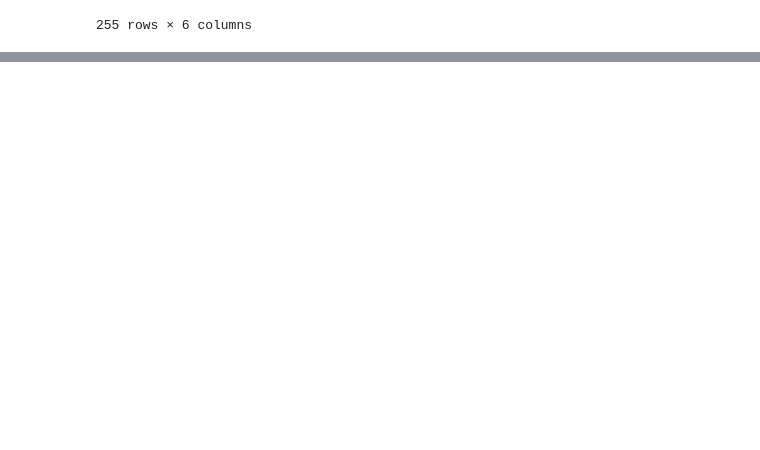
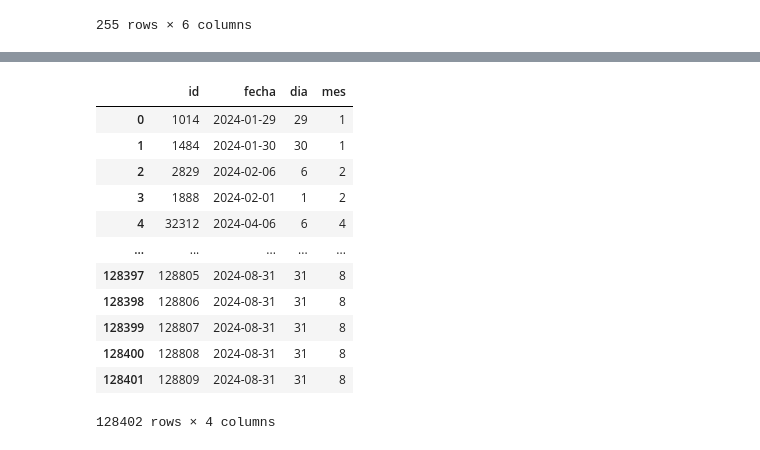
Before and after one commit to AndresIsCoding/Proyecto-ciencia-de-datos, a Jupyter notebook: ETL.ipynb, the cells around one changed output, grey strips where cells are left out. Cells and saved outputs as stored; diff of their text form; code cells hidden in the pictures; blank space fills up the shorter version.

Commit message:
Dimension hora y fecha

```diff
--- a/ETL.ipynb
+++ b/ETL.ipynb
@@ -296,3 +271,73 @@ df
 | 49 | 3 | TORRES DE MARACAIBO | Los angeles distrito Latino | CALI | VALLE DEL CAUCA | 5 |
 | 50 | 4 | INGENIO | Los angeles distrito Latino | CALI | VALLE DEL CAUCA | 5 |
 | 51 | 12 | PALMA REAL / LOS ROJOS | Los angeles distrito Latino | PALMIRA | VALLE DEL CAUCA | 4 |
+# %%
+# Dimension fecha (dim_fecha)
+
+cur = conn.cursor()
+
+# Se añaden las columnas dia y mes
+cur.execute("""
+    SELECT column_name
+    FROM information_schema.columns
+    WHERE table_name = 'mensajeria_estadosservicio'
+    AND column_name = 'dia';
+""")
+result = cur.fetchone()
+
+if result is None:
+    cur.execute("ALTER TABLE mensajeria_estadosservicio ADD COLUMN dia INTEGER")
+
+cur.execute("""
+    SELECT column_name
+    FROM information_schema.columns
+    WHERE table_name = 'mensajeria_estadosservicio'
+    AND column_name = 'mes';
+""")
+result = cur.fetchone()
+
+if result is None:
+    cur.execute("ALTER TABLE mensajeria_estadosservicio ADD COLUMN mes TEXT")
+
+# Carga del dataframe
+query = ("""
+    SELECT id, fecha, dia, mes
+    FROM mensajeria_estadosservicio AS dim_fecha
+""")
+
+df = pd.read_sql(query,conn)
+
+# Extraccion de dia y mes a partir de la columna fecha
+
+cur.execute("""
+    UPDATE mensajeria_estadosservicio
+    SET
+        dia = EXTRACT(DAY FROM fecha),
+        mes = EXTRACT(MONTH FROM fecha)
+    WHERE dia IS NULL OR mes IS NULL;
+""")
+
+cur.execute("""
+    UPDATE mensajeria_estadosservicio
+    SET mes = TO_CHAR(fecha, 'TMMonth')
+    WHERE mes IS NULL;
+""")
+
+conn.commit()
+cur.close()
+
+df
+# %% [output]
+|  | id | fecha | dia | mes |
+| 0 | 1014 | 2024-01-29 | 29 | 1 |
+| 1 | 1484 | 2024-01-30 | 30 | 1 |
+| 2 | 2829 | 2024-02-06 | 6 | 2 |
+| 3 | 1888 | 2024-02-01 | 1 | 2 |
+| 4 | 32312 | 2024-04-06 | 6 | 4 |
+| ... | ... | ... | ... | ... |
+| 128397 | 128805 | 2024-08-31 | 31 | 8 |
+| 128398 | 128806 | 2024-08-31 | 31 | 8 |
+| 128399 | 128807 | 2024-08-31 | 31 | 8 |
+| 128400 | 128808 | 2024-08-31 | 31 | 8 |
+| 128401 | 128809 | 2024-08-31 | 31 | 8 |
+128402 rows × 4 columns
```
Also changed, not shown: parts of 4 cells of this notebook, 1 other file.
